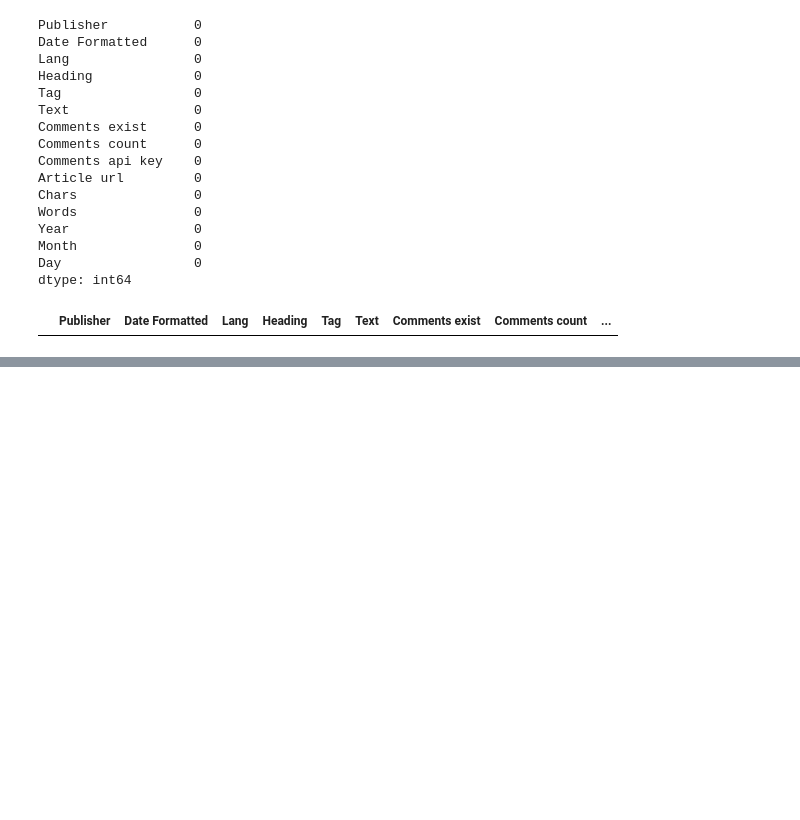
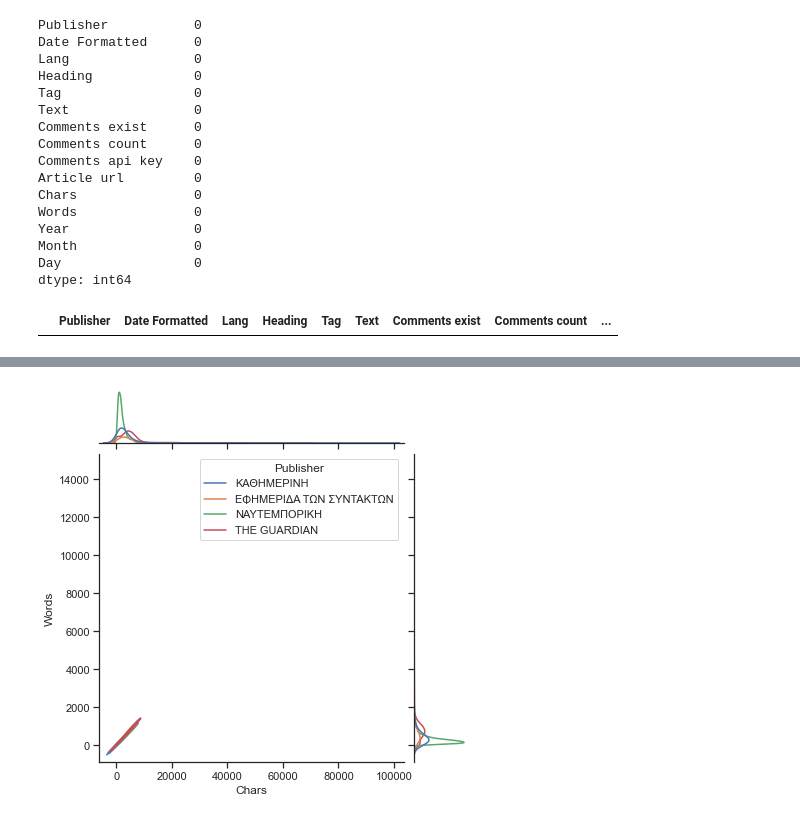
Before and after one commit to inhaltone/132DOW, a Jupyter notebook: notebooks/dataVisualization.ipynb, the cells around one changed output, grey strips where cells are left out. Saved outputs shown, nothing was run; the diff lists cells and outputs as text; code cells hidden in the pictures; blank space fills up the shorter version.

```diff
--- a/notebooks/dataVisualization.ipynb
+++ b/notebooks/dataVisualization.ipynb
@@ -115,0 +119,12 @@ war_df.head()
+# %%
+import seaborn as sns
+sns.set_theme(style="ticks")
+
+# Show the joint distribution using kernel density estimation
+g = sns.jointplot(
+    data=war_df[war_df['Date Formatted'] > '2022-02-23'],
+    x="Chars", y="Words", hue="Publisher",
+    kind="kde",
+)
+# %% [output]
+[figure, added]
```
Also changed, not shown: parts of 8 cells of this notebook, 1 other file.
